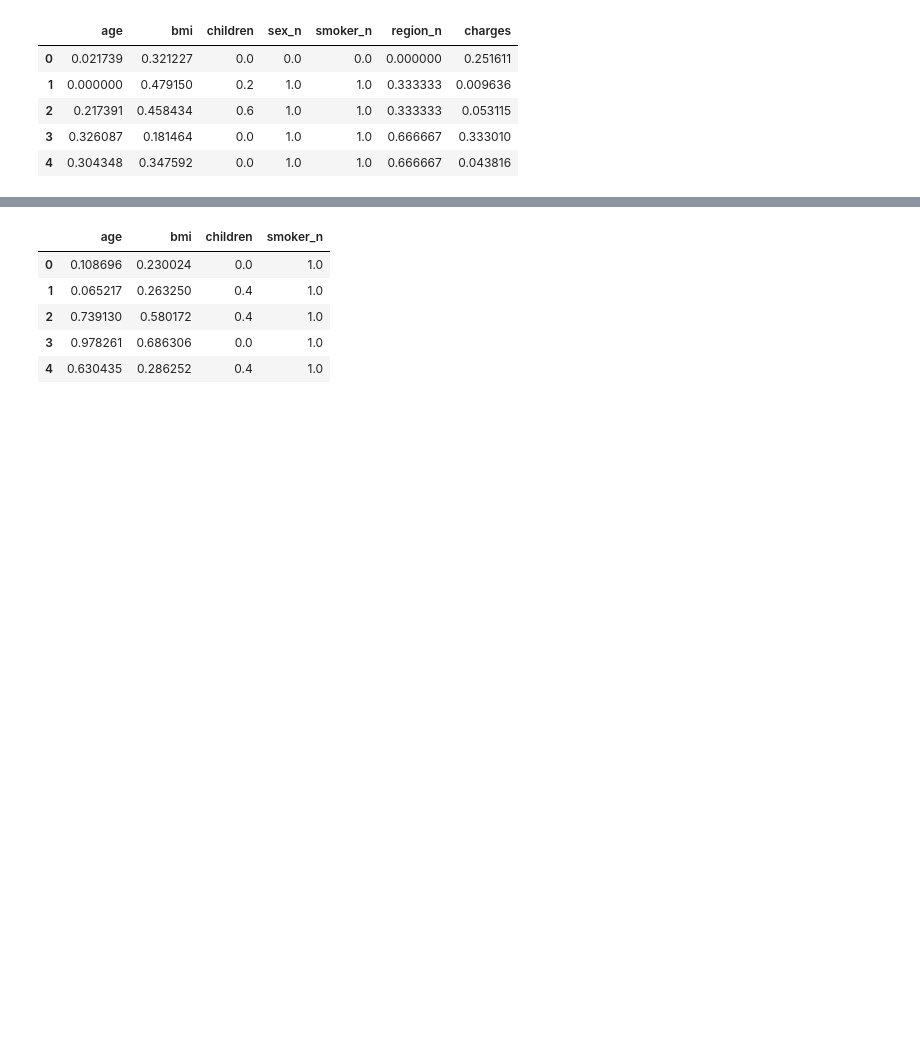
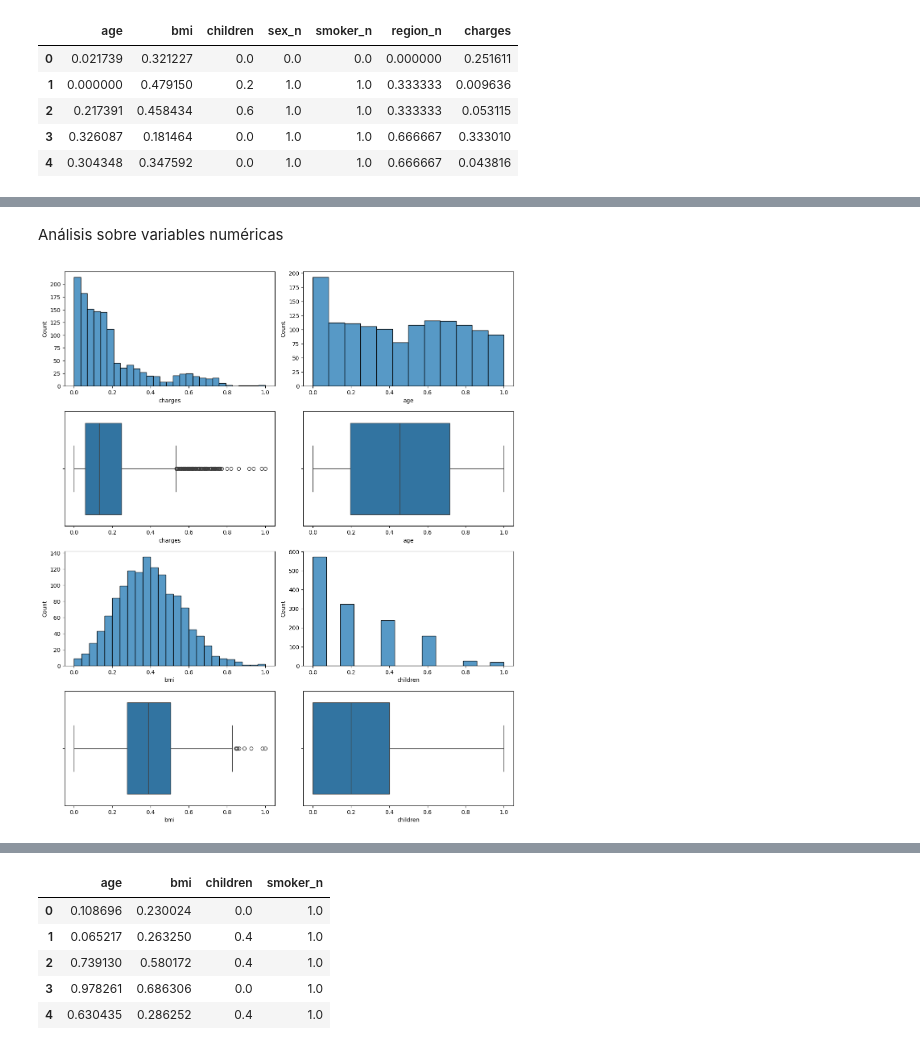
Before and after one commit to KevinKennyy/Proyecto-de-Regresi-n-Lineal, a Jupyter notebook: src/Proyecto .ipynb, the cells around one changed output, grey strips where cells are left out. Cells and saved outputs as stored; diff of their text form; code cells hidden in the pictures; blank space fills up the shorter version.

```diff
--- a/src/Proyecto .ipynb
+++ b/src/Proyecto .ipynb
@@ -49,0 +88,32 @@ total_data_scal.head()
+# %% [markdown]
+Análisis sobre variables numéricas
+# %%
+import matplotlib.pyplot as plt
+import seaborn as sns
+
+# Crear una figura múltiple con histogramas y diagramas de caja
+fig, axis = plt.subplots(4, 2, figsize=(12, 14))
+
+# Histogramas y diagramas de caja para 'charges'
+sns.histplot(ax=axis[0, 0], data=total_data, x="charges")
+sns.boxplot(ax=axis[1, 0], data=total_data, x="charges")
+
+# Histogramas y diagramas de caja para 'age'
+sns.histplot(ax=axis[0, 1], data=total_data, x="age")
+sns.boxplot(ax=axis[1, 1], data=total_data, x="age")
+
+# Histogramas y diagramas de caja para 'bmi'
+sns.histplot(ax=axis[2, 0], data=total_data, x="bmi")
+sns.boxplot(ax=axis[3, 0], data=total_data, x="bmi")
+
+# Histogramas y diagramas de caja para 'children'
+sns.histplot(ax=axis[2, 1], data=total_data, x="children")
+sns.boxplot(ax=axis[3, 1], data=total_data, x="children")
+
+# Ajustar el layout
+plt.tight_layout()
+
+# Mostrar el plot
+plt.show()
+# %% [output]
+[figure, added]
```
Also changed, not shown: parts of 22 cells of this notebook.
